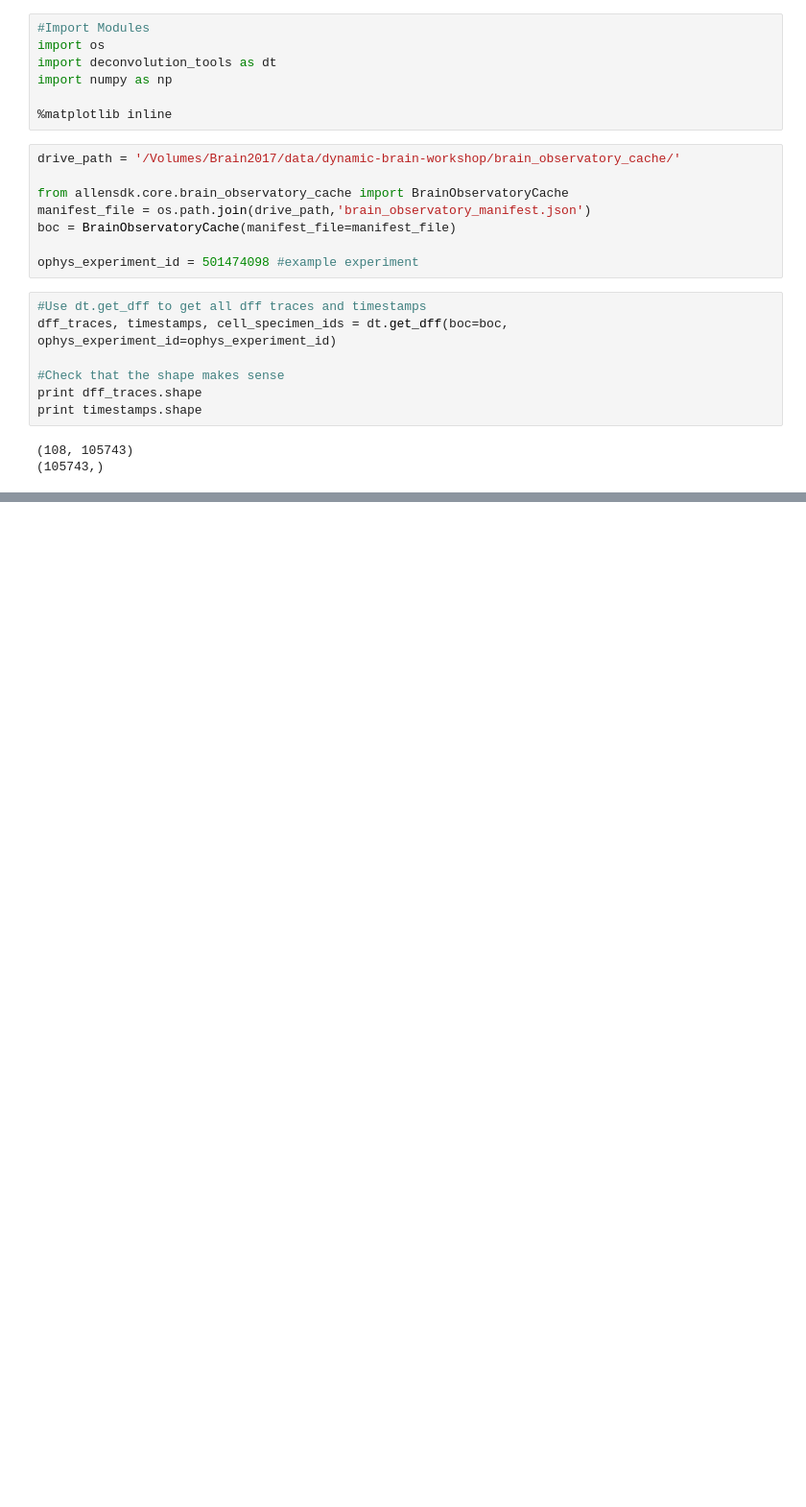
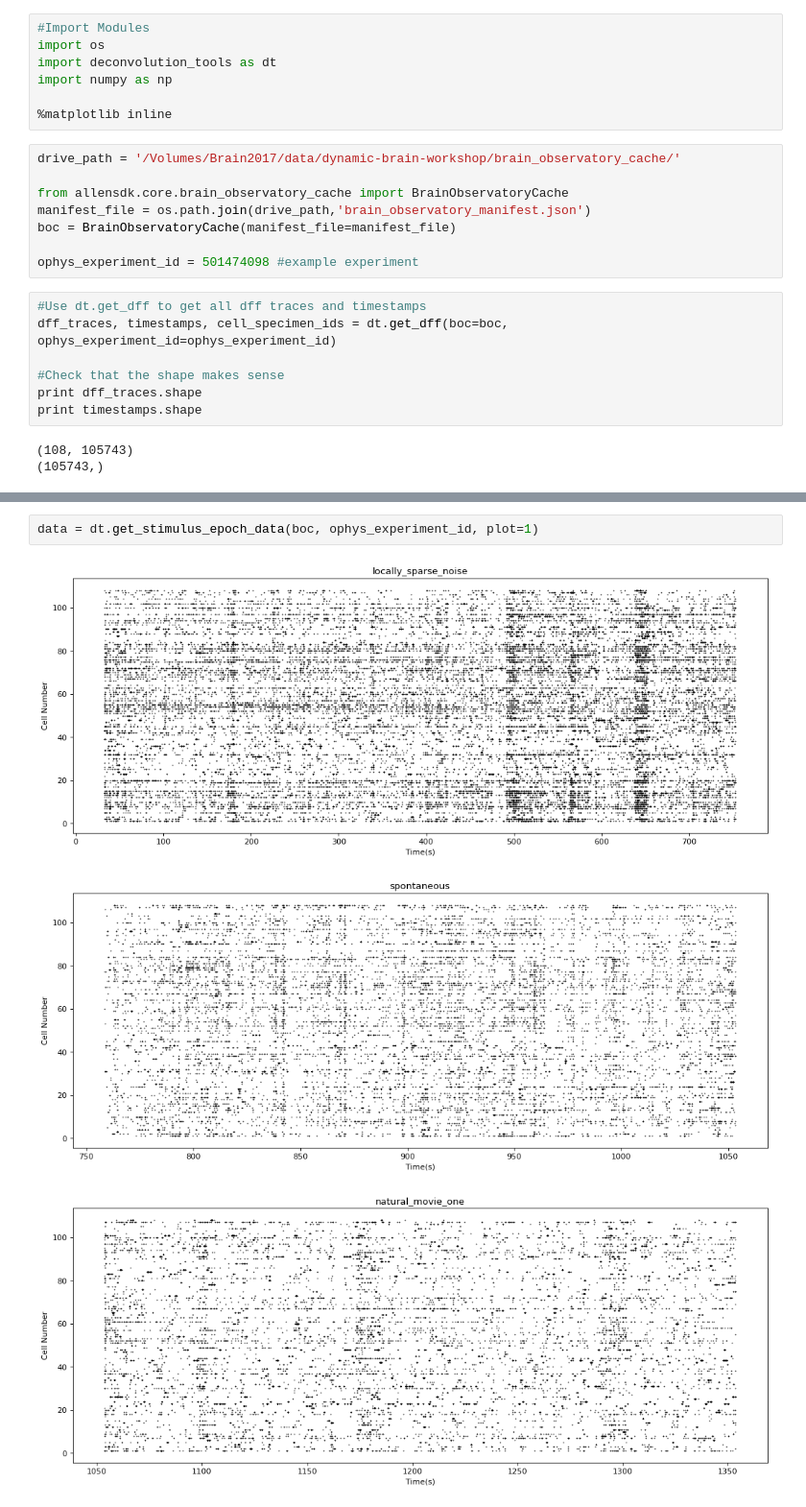
Before and after one commit to AllenInstitute/swdb_2017_tools, a Jupyter notebook: projects/non_responsive_cells/Deconvolution Tools/deconvolution_example.ipynb, the cells around one changed output, grey strips where cells are left out. Shown at 96% size. Saved outputs shown, nothing was run; the diff lists cells and outputs as text; blank space fills up the shorter version.

```diff
--- a/projects/non_responsive_cells/Deconvolution Tools/deconvolution_example.ipynb
+++ b/projects/non_responsive_cells/Deconvolution Tools/deconvolution_example.ipynb
@@ -37,0 +38,6 @@ dt.plot_raster(spike_times=spike_times)
+# %%
+data = dt.get_stimulus_epoch_data(boc, ophys_experiment_id, plot=1)
+# %% [output]
+[figure, added]
+[figure, added]
+[figure, added]
```
Also changed, not shown: parts of 3 cells of this notebook, 1 other file.
